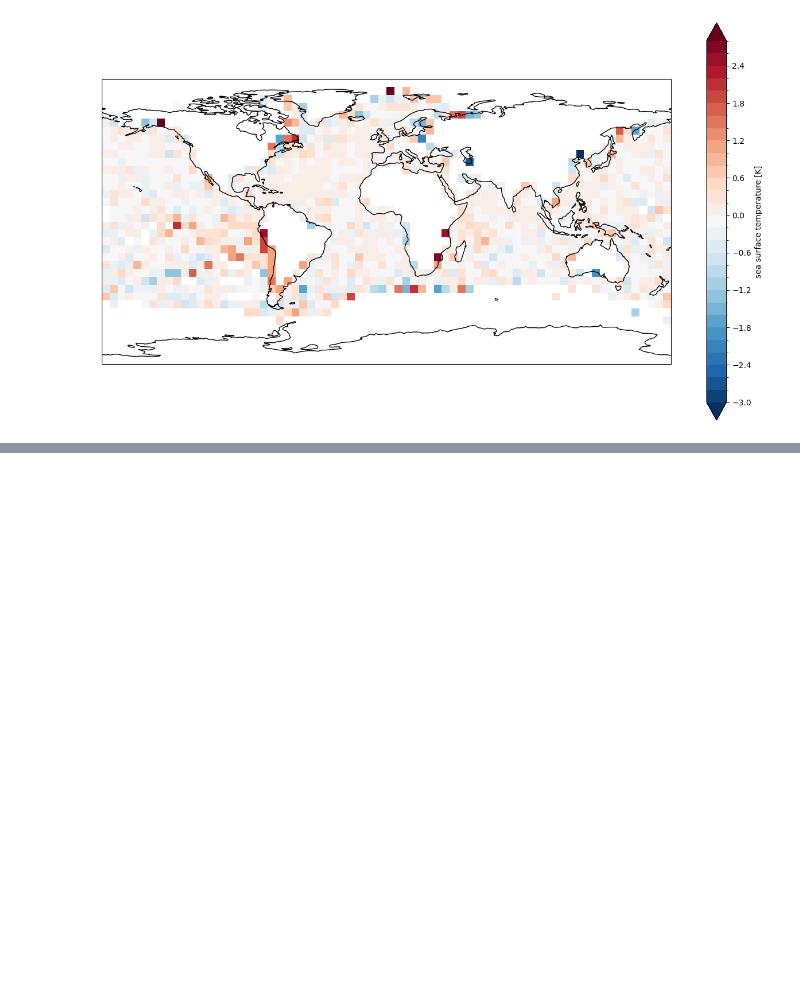
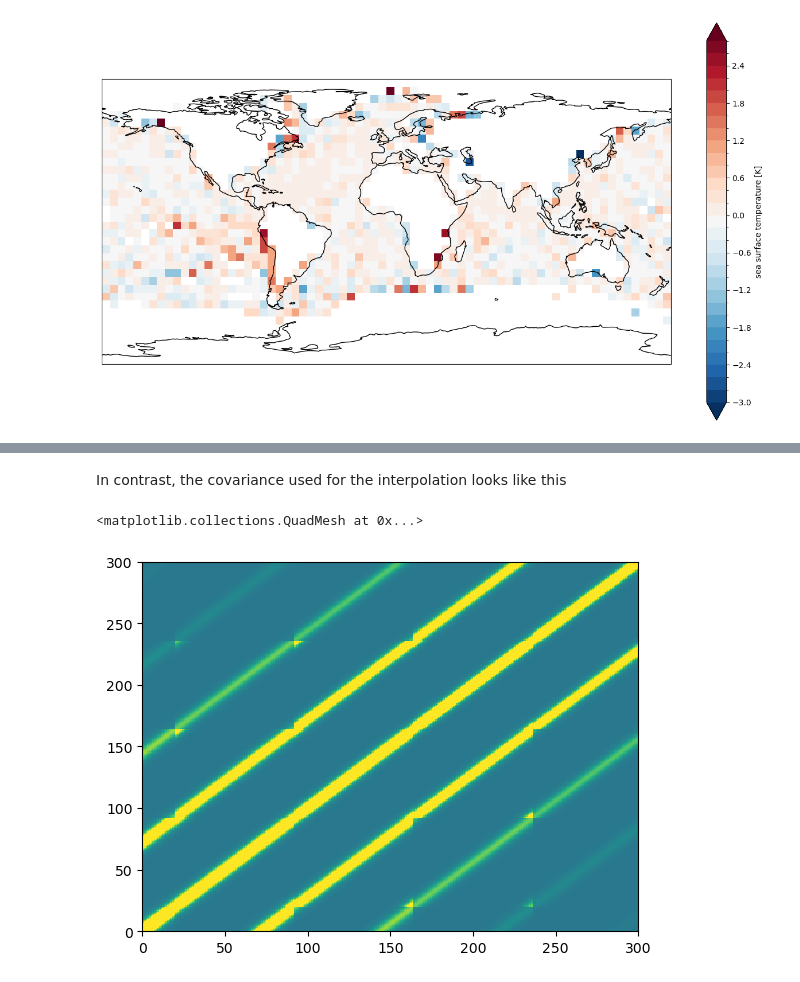
Before and after one commit to jjk-code-otter/open-ocean, a Jupyter notebook: notebooks/interpolation_examples.ipynb, the cells around one changed output, grey strips where cells are left out. Cells and saved outputs as stored; diff of their text form; code cells hidden in the pictures; blank space fills up the shorter version.

Commit message:
more notebook on interpolation

```diff
--- a/notebooks/interpolation_examples.ipynb
+++ b/notebooks/interpolation_examples.ipynb
@@ -95,0 +116,7 @@ difference.plot_map_5x5()
+# %% [markdown]
+In contrast, the covariance used for the interpolation looks like this
+# %%
+plt.pcolormesh(interp.cov[700:1000,700:1000], vmin=0, vmax=0.1, cmap='viridis')
+# %% [output]
+<matplotlib.collections.QuadMesh at 0x...>
+[figure, added]
```
Also changed, not shown: parts of 6 cells of this notebook, 1 other file.
